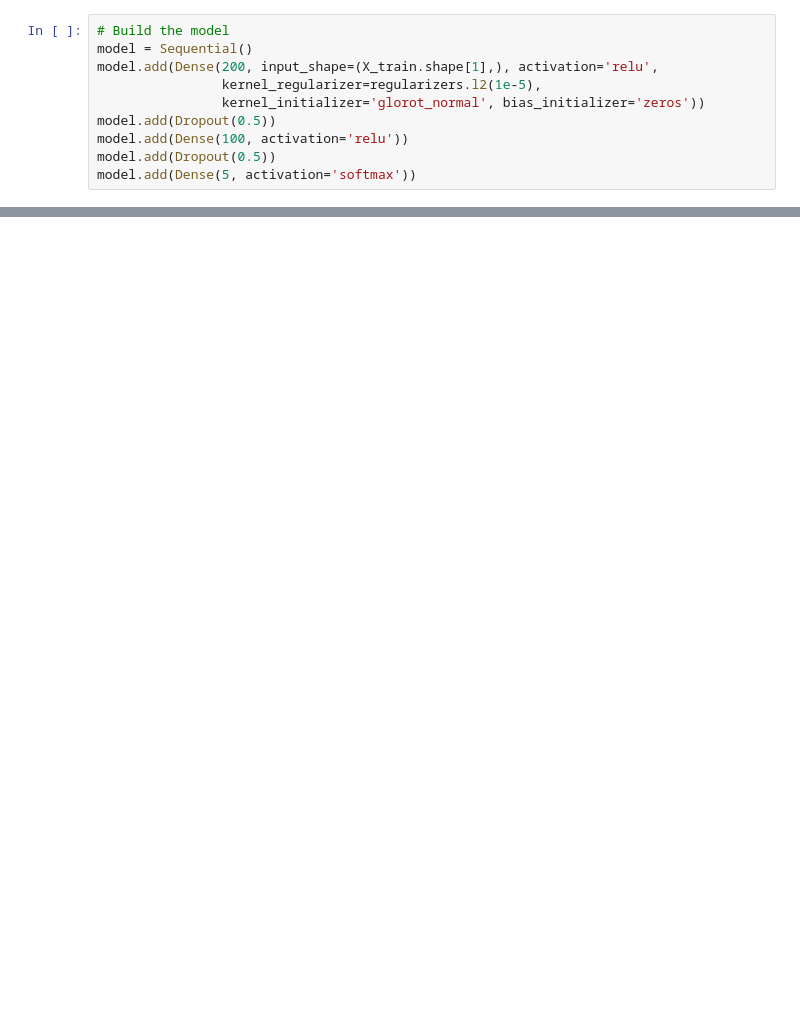
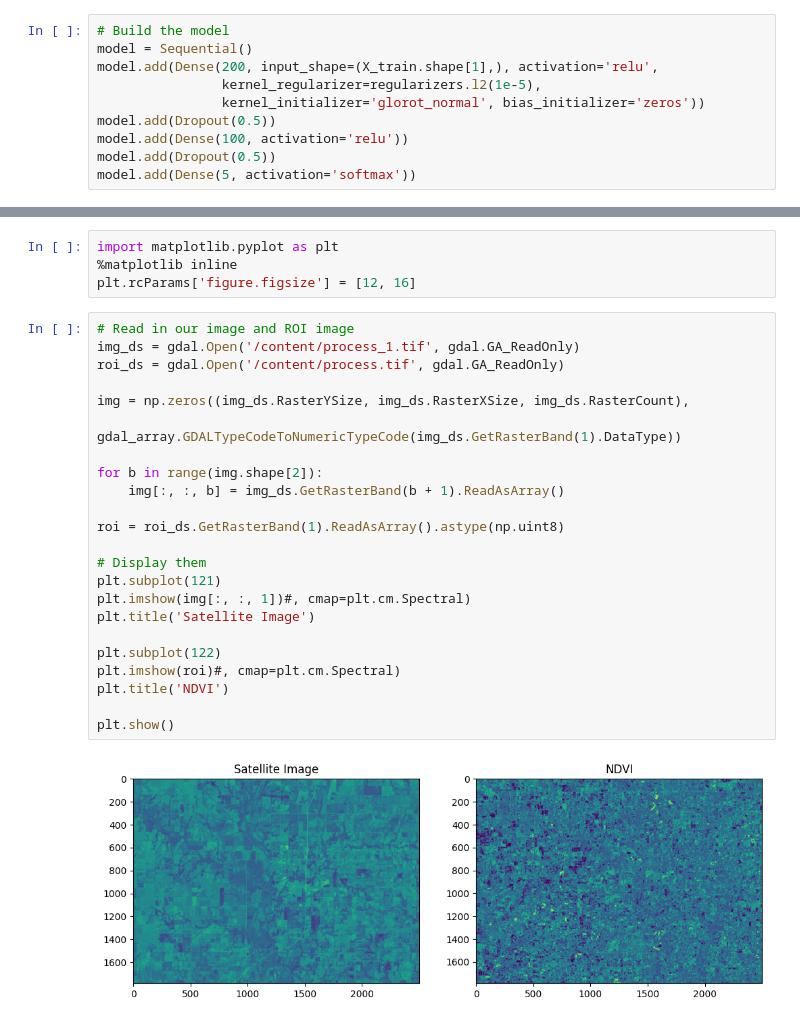
Before and after one commit to Waleed850/Coding-Code, a Jupyter notebook: Crop_Classification.ipynb, the cells around one changed output, grey strips where cells are left out. Saved outputs shown, nothing was run; the diff lists cells and outputs as text; blank space fills up the shorter version.

```diff
--- a/Crop_Classification.ipynb
+++ b/Crop_Classification.ipynb
@@ -219,0 +240,29 @@ model.compile(loss='categorical_crossentropy', optimizer=Adam(learning_rate=0.00
+# %%
+import matplotlib.pyplot as plt
+%matplotlib inline
+plt.rcParams['figure.figsize'] = [12, 16]
+# %%
+# Read in our image and ROI image
+img_ds = gdal.Open('/content/process_1.tif', gdal.GA_ReadOnly)
+roi_ds = gdal.Open('/content/process.tif', gdal.GA_ReadOnly)
+
+img = np.zeros((img_ds.RasterYSize, img_ds.RasterXSize, img_ds.RasterCount),
+               gdal_array.GDALTypeCodeToNumericTypeCode(img_ds.GetRasterBand(1).DataType))
+
+for b in range(img.shape[2]):
+    img[:, :, b] = img_ds.GetRasterBand(b + 1).ReadAsArray()
+
+roi = roi_ds.GetRasterBand(1).ReadAsArray().astype(np.uint8)
+
+# Display them
+plt.subplot(121)
+plt.imshow(img[:, :, 1])#, cmap=plt.cm.Spectral)
+plt.title('Satellite Image')
+
+plt.subplot(122)
+plt.imshow(roi)#, cmap=plt.cm.Spectral)
+plt.title('NDVI')
+
+plt.show()
+# %% [output]
+[figure, added]
```
Also changed, not shown: parts of 54 cells of this notebook.
